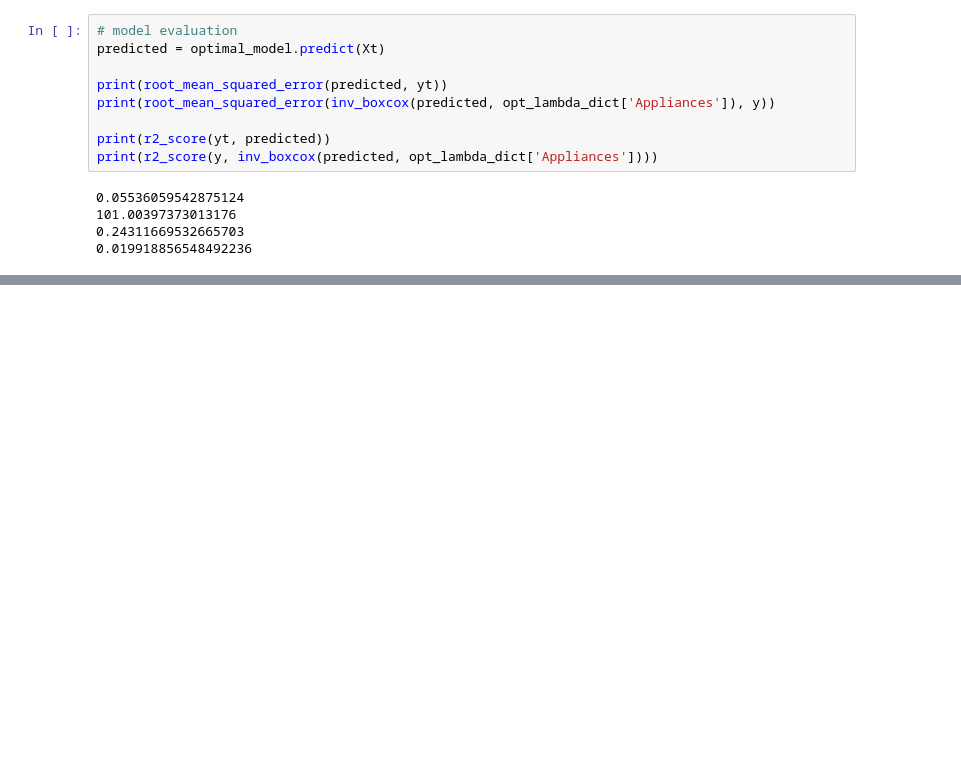
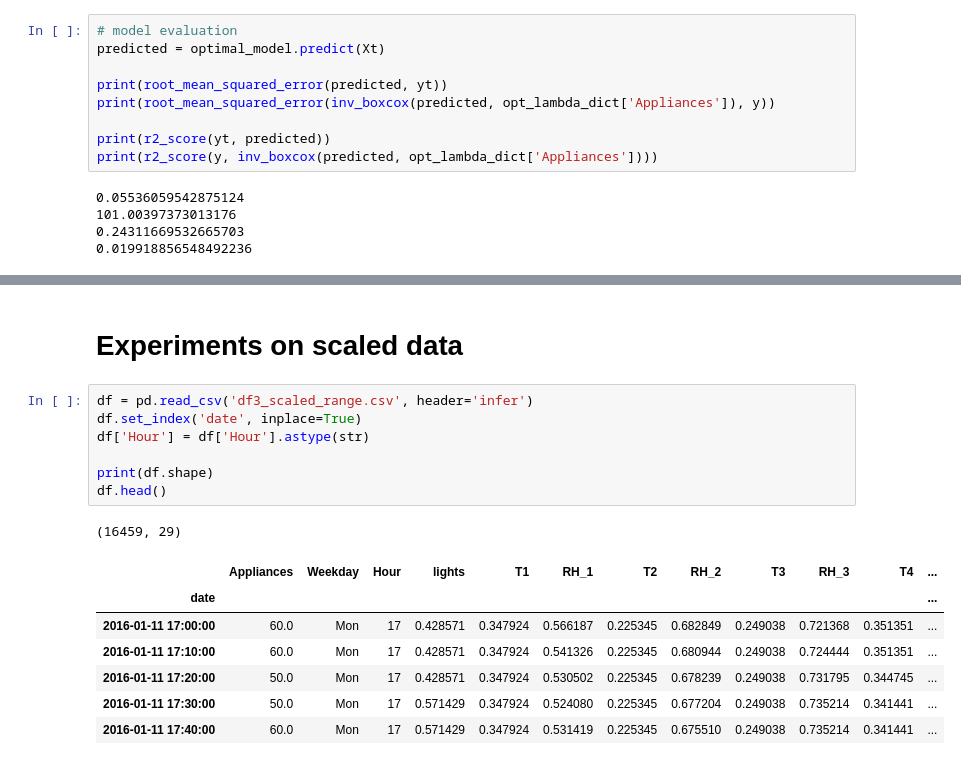
Before and after one commit to kparthan/electricity-usage-analysis, a Jupyter notebook: Linear Modelling Ridge Regression.ipynb, the cells around one changed output, grey strips where cells are left out. Drawn from its saved outputs; the diff is of its cells as text; blank space fills up the shorter version.

```diff
--- a/Linear Modelling Ridge Regression.ipynb
+++ b/Linear Modelling Ridge Regression.ipynb
@@ -230,0 +465,18 @@ print(r2_score(y, inv_boxcox(predicted, opt_lambda_dict['Appliances'])))
+# %% [markdown]
+# Experiments on scaled data
+# %%
+df = pd.read_csv('df3_scaled_range.csv', header='infer')
+df.set_index('date', inplace=True)
+df['Hour'] = df['Hour'].astype(str)
+
+print(df.shape)
+df.head()
+# %% [output]
+(16459, 29)
+|  | Appliances | Weekday | Hour | lights | T1 | RH_1 | T2 | RH_2 | T3 | RH_3 | T4 | ... |
+| date |  |  |  |  |  |  |  |  |  |  |  | ... |
+| 2016-01-11 17:00:00 | 60.0 | Mon | 17 | 0.428571 | 0.347924 | 0.566187 | 0.225345 | 0.682849 | 0.249038 | 0.721368 | 0.351351 | ... |
+| 2016-01-11 17:10:00 | 60.0 | Mon | 17 | 0.428571 | 0.347924 | 0.541326 | 0.225345 | 0.680944 | 0.249038 | 0.724444 | 0.351351 | ... |
+| 2016-01-11 17:20:00 | 50.0 | Mon | 17 | 0.428571 | 0.347924 | 0.530502 | 0.225345 | 0.678239 | 0.249038 | 0.731795 | 0.344745 | ... |
+| 2016-01-11 17:30:00 | 50.0 | Mon | 17 | 0.571429 | 0.347924 | 0.524080 | 0.225345 | 0.677204 | 0.249038 | 0.735214 | 0.341441 | ... |
+| 2016-01-11 17:40:00 | 60.0 | Mon | 17 | 0.571429 | 0.347924 | 0.531419 | 0.225345 | 0.675510 | 0.249038 | 0.735214 | 0.341441 | ... |
```
Also changed, not shown: parts of 25 cells of this notebook, 1 other file.
